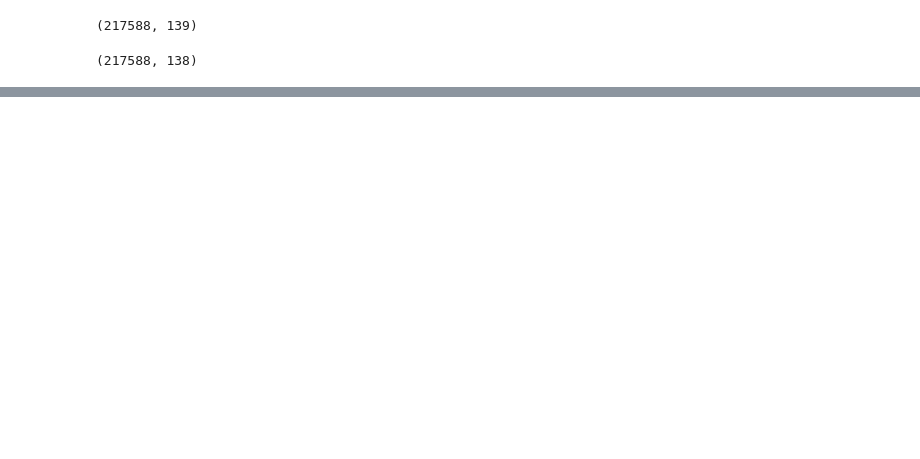
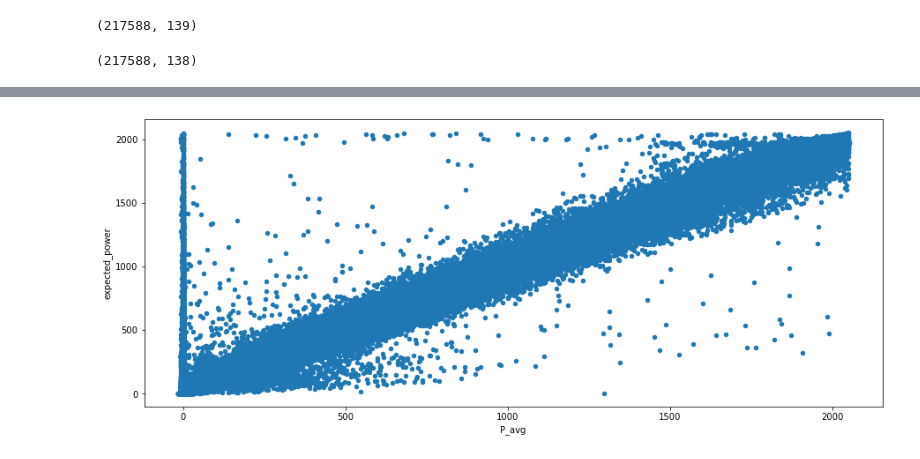
Before and after one commit to abbey2017/wind-energy-analytics, a Jupyter notebook: examples/expected_power_estimation/binning_method.ipynb, the cells around one changed output, grey strips where cells are left out. Cells and saved outputs as stored; diff of their text form; code cells hidden in the pictures; blank space fills up the shorter version.

```diff
--- a/examples/expected_power_estimation/binning_method.ipynb
+++ b/examples/expected_power_estimation/binning_method.ipynb
@@ -122,3 +142,7 @@ df.shape
+# %%
+proc_df.plot('P_avg', 'expected_power',  kind='scatter', figsize=(15,6));
+# %% [output]
+[figure, added]
 # %%
 np.sum(proc_df.expected_power - proc_df.P_avg)/np.sum(proc_df.expected_power)*100
 # %% [output]
```
Also changed, not shown: parts of 9 cells of this notebook.
